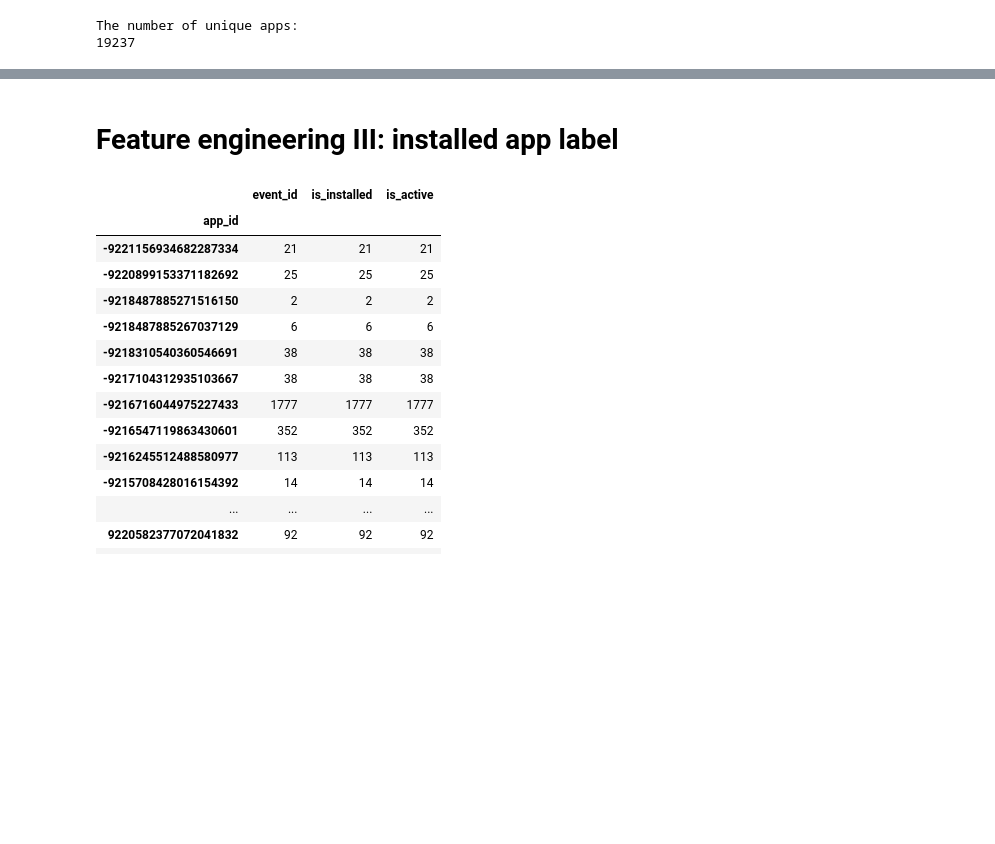
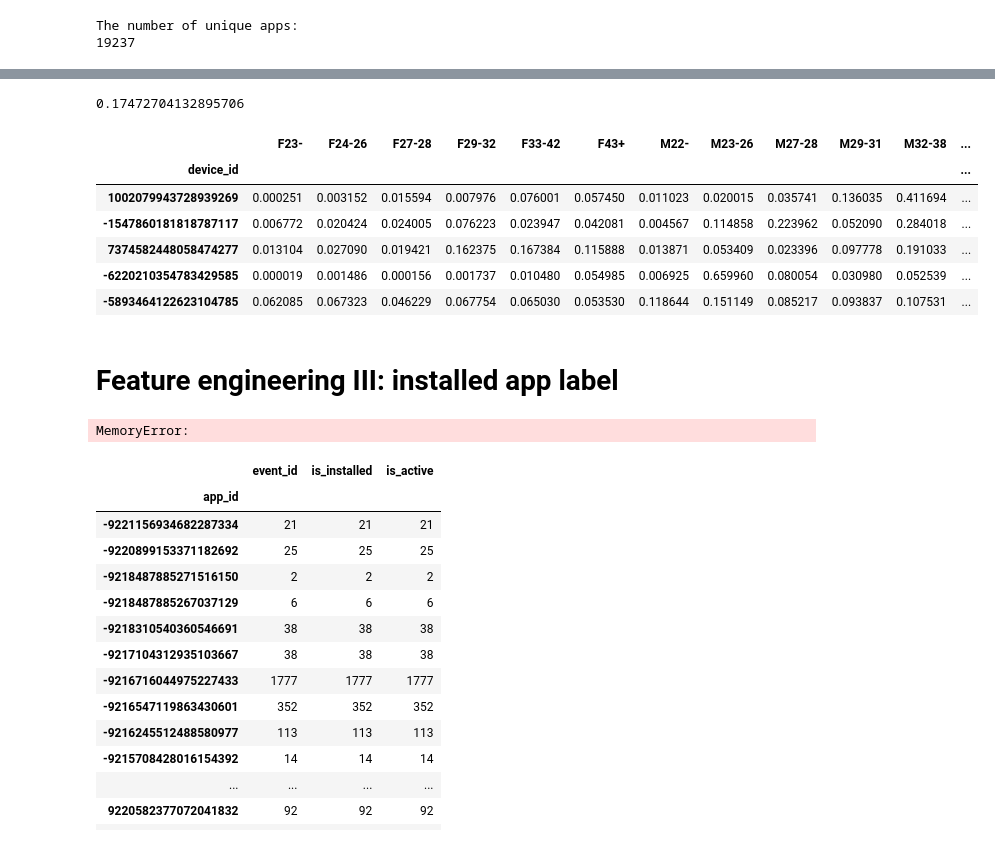
Before and after one commit to spidermanxyz98/talking_data, a Jupyter notebook: Talking data_logreg.ipynb, the cells around one changed output, grey strips where cells are left out. Drawn from its saved outputs; the diff is of its cells as text; code cells hidden in the pictures; blank space fills up the shorter version.

```diff
--- a/Talking data.ipynb
+++ b/Talking data_logreg.ipynb
@@ -127,0 +145,7 @@ X_test_installed shape: (112064, 19237)
+# %%
+X_train_total = hstack((X_train_brand,X_train_installed),format='csr')
+X_test_total = hstack((X_test_brand,X_test_installed),format='csr')
+print('Training shape:')
+print(X_train.shape)
+print('Testing shape:')
+print(X_test.shape)
@@ -127,0 +157,6 @@ X_test_installed shape: (112064, 19237)
+# %%
+targetencoder = LabelEncoder()
+targetencoder.fit(gender_age_train.group)
+y_train_total = targetencoder.transform(gender_age_train.group)
+target_len = len(targetencoder.classes_)
+print(target_len)
@@ -127,0 +165,5 @@ X_test_installed shape: (112064, 19237)
+# %%
+X_train,X_test,y_train,y_test = cv.train_test_split(X_train_total,y_train_total,test_size = 0.4)
+# %%
+model = LogisticRegression(C=0.02,multi_class='multinomial',solver='lbfgs')
+model.fit(X_train,y_train)
@@ -127,0 +191,16 @@ X_test_installed shape: (112064, 19237)
+# %%
+model.score(X_test,y_test)
+# %% [output]
+0.17472704132895706
+# %%
+model.fit(X_train_total,y_train_total)
+pred = pd.DataFrame(model.predict_proba(X_test_total), index = gender_age_test.index, columns=targetencoder.classes_)
+pred.head()
+# %% [output]
+|  | F23- | F24-26 | F27-28 | F29-32 | F33-42 | F43+ | M22- | M23-26 | M27-28 | M29-31 | M32-38 | ... |
+| device_id |  |  |  |  |  |  |  |  |  |  |  | ... |
+| 1002079943728939269 | 0.000251 | 0.003152 | 0.015594 | 0.007976 | 0.076001 | 0.057450 | 0.011023 | 0.020015 | 0.035741 | 0.136035 | 0.411694 | ... |
+| -1547860181818787117 | 0.006772 | 0.020424 | 0.024005 | 0.076223 | 0.023947 | 0.042081 | 0.004567 | 0.114858 | 0.223962 | 0.052090 | 0.284018 | ... |
+| 7374582448058474277 | 0.013104 | 0.027090 | 0.019421 | 0.162375 | 0.167384 | 0.115888 | 0.013871 | 0.053409 | 0.023396 | 0.097778 | 0.191033 | ... |
+| -6220210354783429585 | 0.000019 | 0.001486 | 0.000156 | 0.001737 | 0.010480 | 0.054985 | 0.006925 | 0.659960 | 0.080054 | 0.030980 | 0.052539 | ... |
+| -5893464122623104785 | 0.062085 | 0.067323 | 0.046229 | 0.067754 | 0.065030 | 0.053530 | 0.118644 | 0.151149 | 0.085217 | 0.093837 | 0.107531 | ... |
@@ -128,5 +209,7 @@ X_test_installed shape: (112064, 19237)
 # %% [markdown]
 # Feature engineering III: installed app label
 # %%
-app_event_new = pd.merge(app_event,app_label)
+installed_label = pd.merge(app_event,app_label,on='app_id')
+# %% [output]
+MemoryError:
 # %%
```
Also changed, not shown: parts of 16 cells of this notebook.
